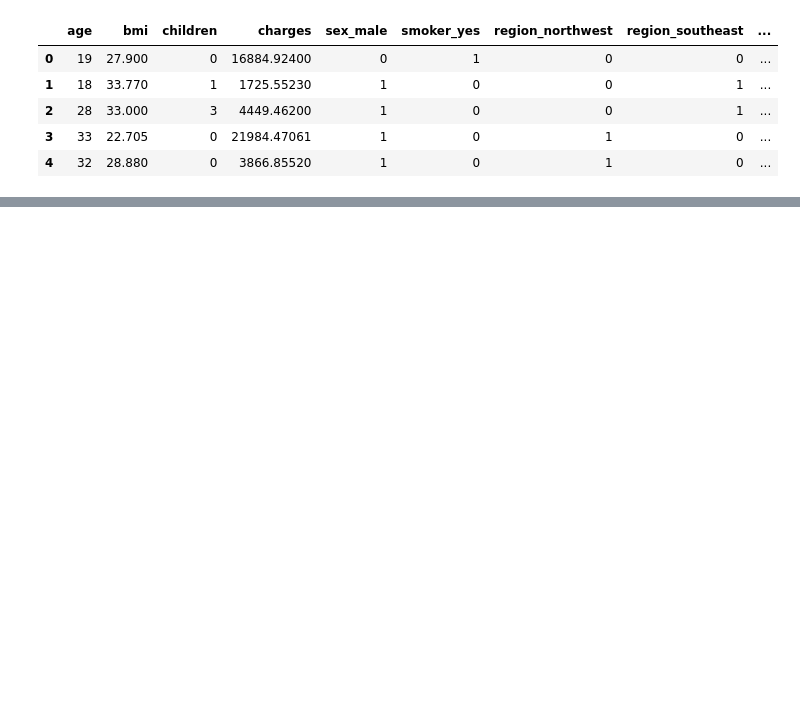
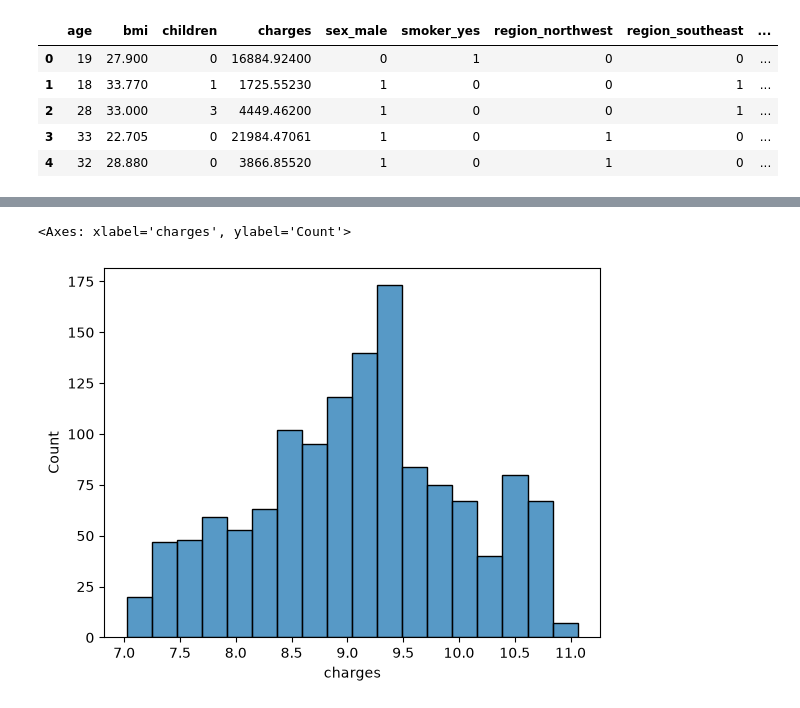
Before and after one commit to barisaltunkara/PythonEDA, a Jupyter notebook: MLROLS.ipynb, the cells around one changed output, grey strips where cells are left out. Drawn from its saved outputs; the diff is of its cells as text; code cells hidden in the pictures; blank space fills up the shorter version.

```diff
--- a/MLROLS.ipynb
+++ b/MLROLS.ipynb
@@ -270,0 +264,5 @@ sns.histplot(df_minmax.charges);
+# %%
+sns.histplot(np.log(df.charges))
+# %% [output]
+<Axes: xlabel='charges', ylabel='Count'>
+[figure, added]
```
Also changed, not shown: parts of 16 cells of this notebook.
